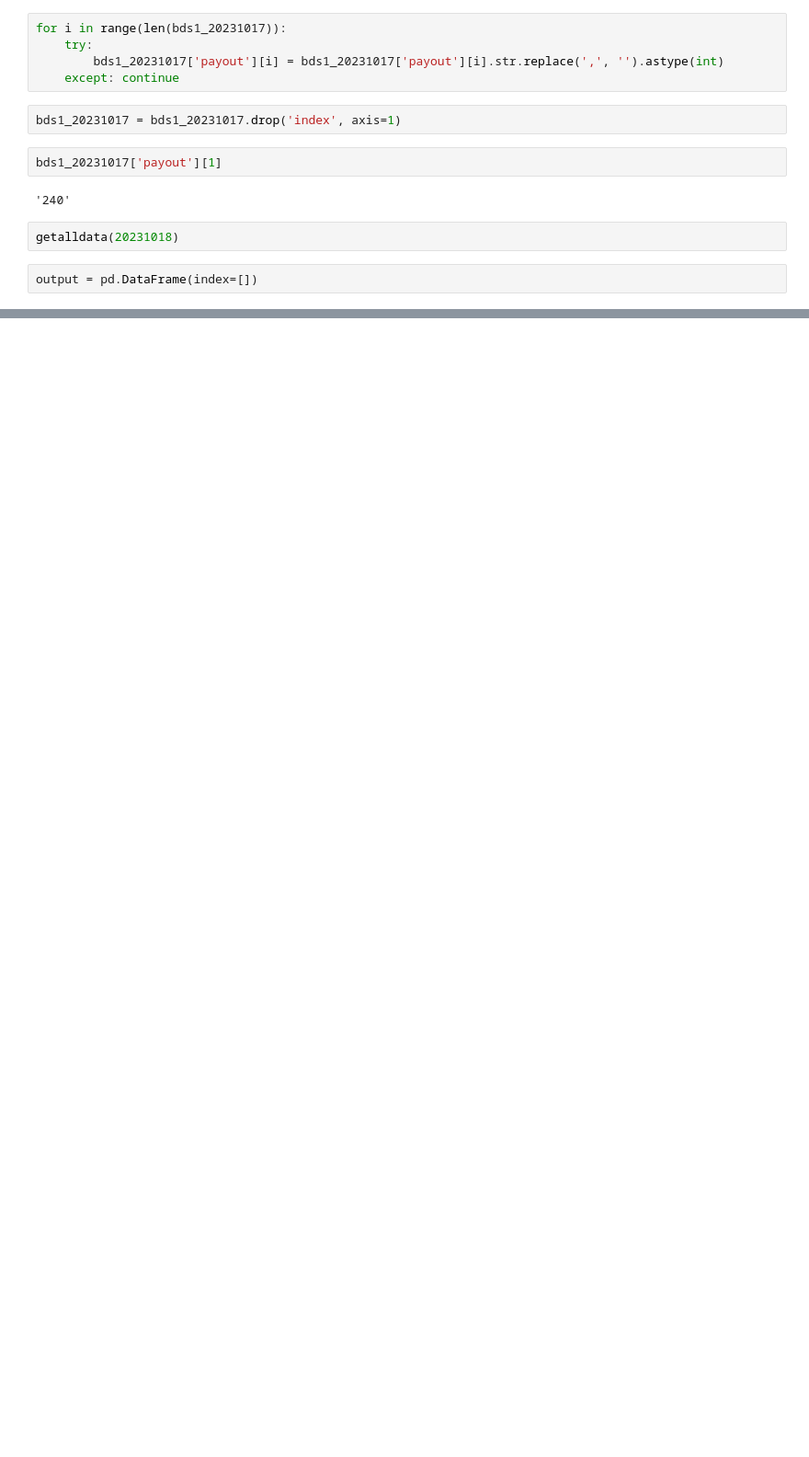
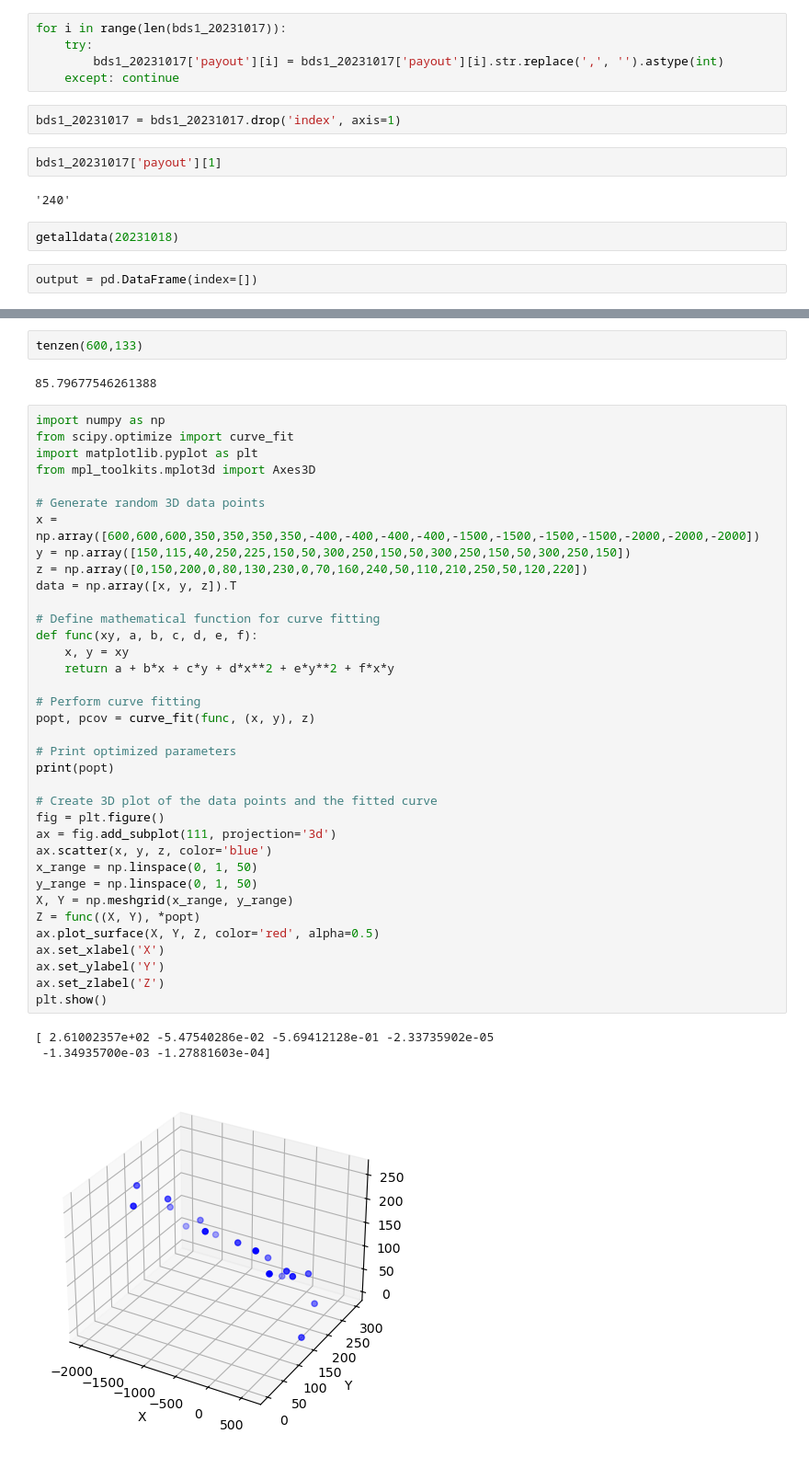
Before and after one commit to yohei-slot/hyena, a Jupyter notebook: pachidata.ipynb, the cells around one changed output, grey strips where cells are left out. Shown at 92% size. Cells and saved outputs as stored; diff of their text form; blank space fills up the shorter version.

Commit message:
tenzen

```diff
--- a/pachidata.ipynb
+++ b/pachidata.ipynb
@@ -129,0 +413,44 @@ output = pd.DataFrame(index=[])
+# %%
+tenzen(600,133)
+# %% [output]
+85.79677546261388
+# %%
+import numpy as np
+from scipy.optimize import curve_fit
+import matplotlib.pyplot as plt
+from mpl_toolkits.mplot3d import Axes3D
+
+# Generate random 3D data points
+x = np.array([600,600,600,350,350,350,350,-400,-400,-400,-400,-1500,-1500,-1500,-1500,-2000,-2000,-2000])
+y = np.array([150,115,40,250,225,150,50,300,250,150,50,300,250,150,50,300,250,150])
+z = np.array([0,150,200,0,80,130,230,0,70,160,240,50,110,210,250,50,120,220])
+data = np.array([x, y, z]).T
+
+# Define mathematical function for curve fitting
+def func(xy, a, b, c, d, e, f):
+    x, y = xy
+    return a + b*x + c*y + d*x**2 + e*y**2 + f*x*y
+
+# Perform curve fitting
+popt, pcov = curve_fit(func, (x, y), z)
+
+# Print optimized parameters
+print(popt)
+
+# Create 3D plot of the data points and the fitted curve
+fig = plt.figure()
+ax = fig.add_subplot(111, projection='3d')
+ax.scatter(x, y, z, color='blue')
+x_range = np.linspace(0, 1, 50)
+y_range = np.linspace(0, 1, 50)
+X, Y = np.meshgrid(x_range, y_range)
+Z = func((X, Y), *popt)
+ax.plot_surface(X, Y, Z, color='red', alpha=0.5)
+ax.set_xlabel('X')
+ax.set_ylabel('Y')
+ax.set_zlabel('Z')
+plt.show()
+# %% [output]
+[ 2.61002357e+02 -5.47540286e-02 -5.69412128e-01 -2.33735902e-05
+ -1.34935700e-03 -1.27881603e-04]
+[figure, added]
```
Also changed, not shown: parts of 21 cells of this notebook, 2 other files.
